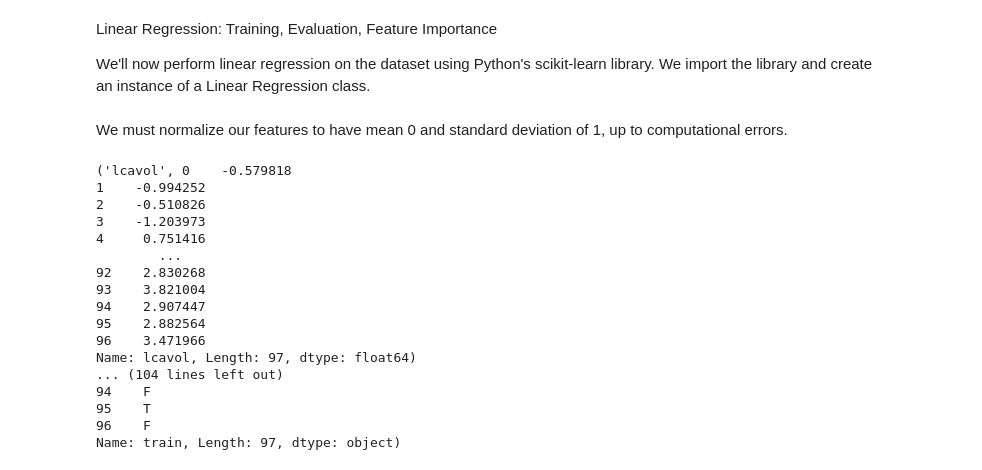
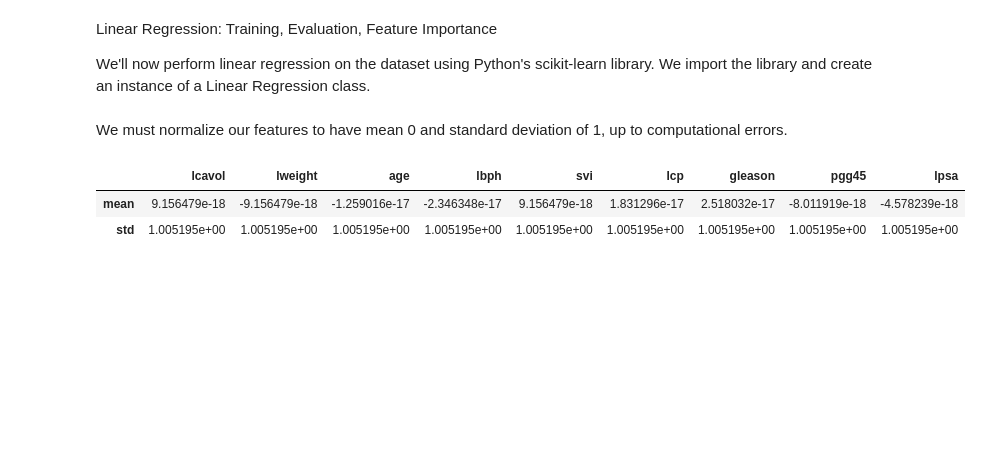
Before and after one commit to Sinchiguano/chicagoUniversity, a Jupyter notebook: linearModel.ipynb, the cells around one changed output. Drawn from its saved outputs; the diff is of its cells as text; code cells hidden in the pictures; blank space fills up the shorter version.

```diff
--- a/linearModel.ipynb
+++ b/linearModel.ipynb
@@ -111,24 +111,13 @@ def normalize(df):
         df[column] = pd.DataFrame(new_column_array) # Update column.
     return df
 
-
-for i in df.items():
-  print(i)
+# df.head(10)
+# for i in df.items():
+#   print(i)
+df = normalize(df)
-# %% [output]
-('lcavol', 0    -0.579818
-1    -0.994252
-2    -0.510826
-3    -1.203973
-4     0.751416
-        ...
-92    2.830268
-93    3.821004
-94    2.907447
-95    2.882564
-96    3.471966
-Name: lcavol, Length: 97, dtype: float64)
-... (104 lines left out)
-94    F
-95    T
-96    F
-Name: train, Length: 97, dtype: object)
+# %%
+df.describe().loc[['mean', 'std']]
+# %% [output]
+|  | lcavol | lweight | age | lbph | svi | lcp | gleason | pgg45 | lpsa |
+| mean | 9.156479e-18 | -9.156479e-18 | -1.259016e-17 | -2.346348e-17 | 9.156479e-18 | 1.831296e-17 | 2.518032e-17 | -8.011919e-18 | -4.578239e-18 |
+| std | 1.005195e+00 | 1.005195e+00 | 1.005195e+00 | 1.005195e+00 | 1.005195e+00 | 1.005195e+00 | 1.005195e+00 | 1.005195e+00 | 1.005195e+00 |
```
Also changed, not shown: parts of 15 cells of this notebook.
